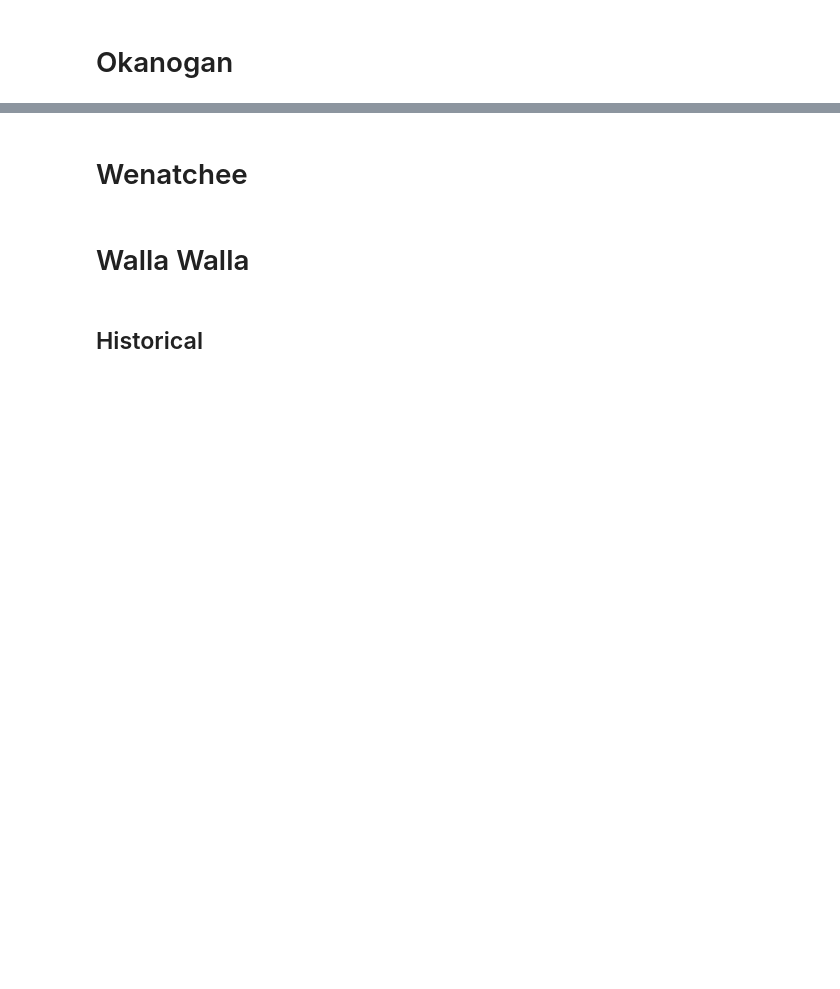
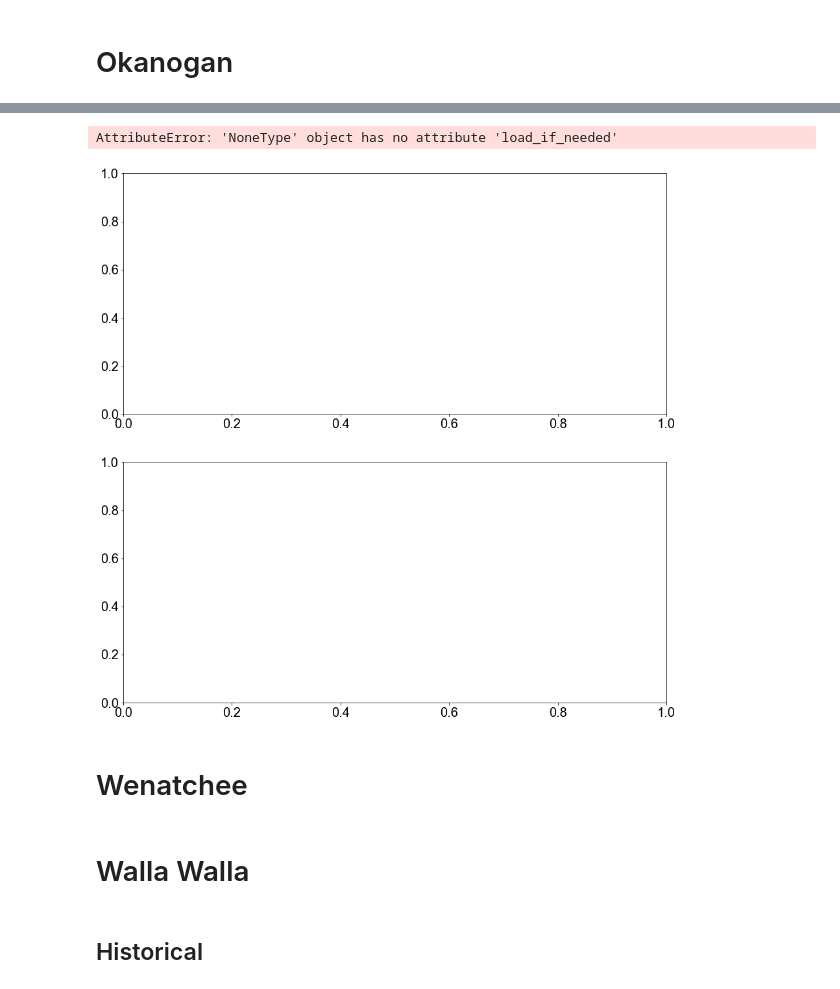
Before and after one commit to jpireaud/Beepop, a Jupyter notebook: Linux/DataAnalysis.ipynb, the cells around one changed output, grey strips where cells are left out. Saved outputs shown, nothing was run; the diff lists cells and outputs as text; code cells hidden in the pictures; blank space fills up the shorter version.

```diff
--- a/Linux/DataAnalysis.ipynb
+++ b/Linux/DataAnalysis.ipynb
@@ -412,0 +481,26 @@ FileNotFoundError: [Errno 2] File b'results\\okanogan\\observed-requeen-delay-5d
+# %%
+output_dir = os.path.join(simulations_output_directory, historical_data_filename)
+data = get_data(output_dir)
+options = Options()
+options.data = PlotsData(data['adults_aging_when_egg_laid_fixed_larvae_and_brood_fixed_adults'], data['foragers_aging_with_forage_inc_adults_aging_when_egg_laid_fixed_larvae_and_brood_fixed_adults'])
+options.columns = bees
+options.x_limit = Option(
+    activated = True,
+    params = ['1980-02-01', '1982-07-01']
+)
+options.y_limit = Option(
+    activated = True,
+    params = [0, 50000]
+)
+options.eggs = Option(
+    activated = True,
+    params = BeesPlots.Select.BOTH
+)
+options.forage_inc = Option(
+    activated = True,
+    params = BeesPlots.Select.BOTH
+)
+BeesPlots.make_plot(options)
+# %% [output]
+AttributeError: 'NoneType' object has no attribute 'load_if_needed'
+[figure, added]
```
Also changed, not shown: parts of 13 cells of this notebook, 4 other files.
